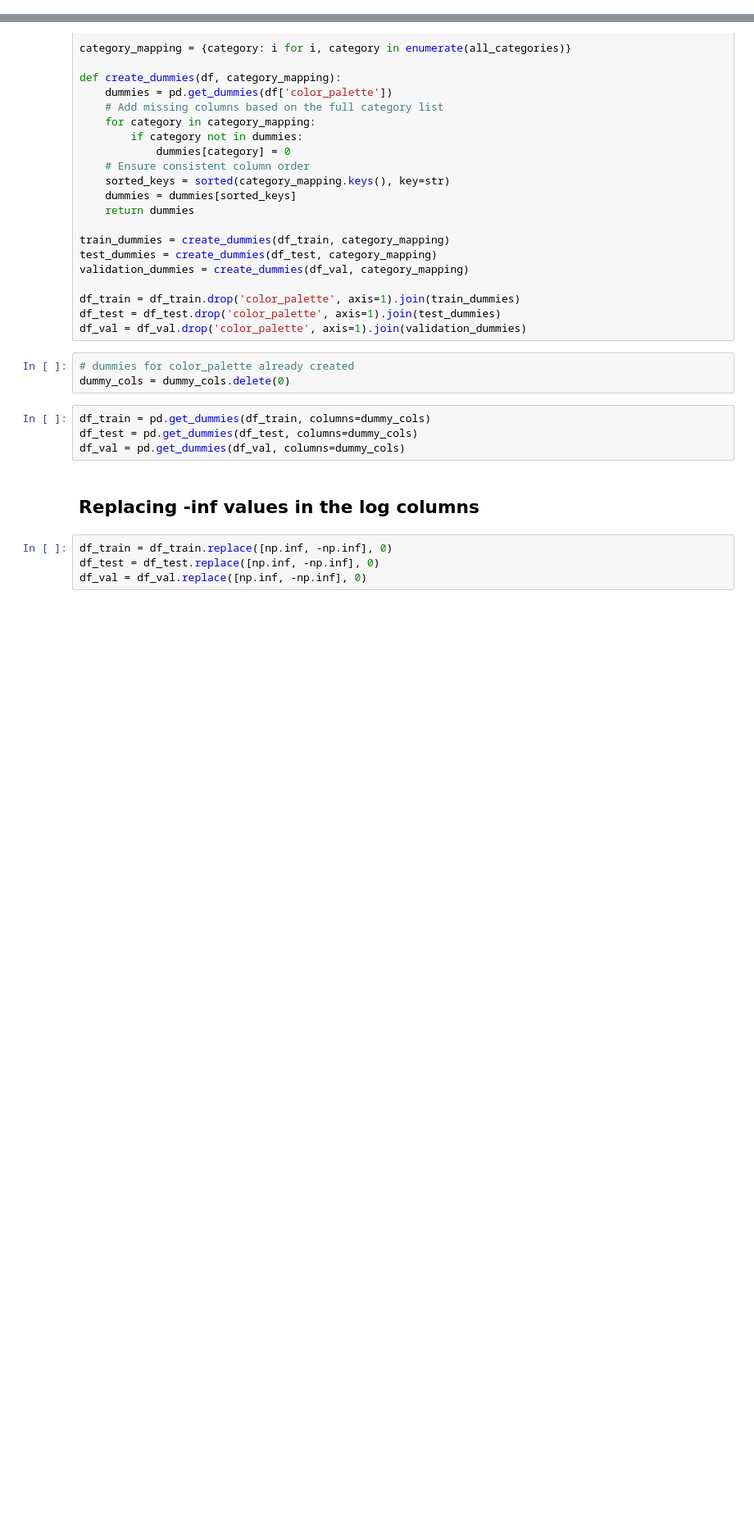
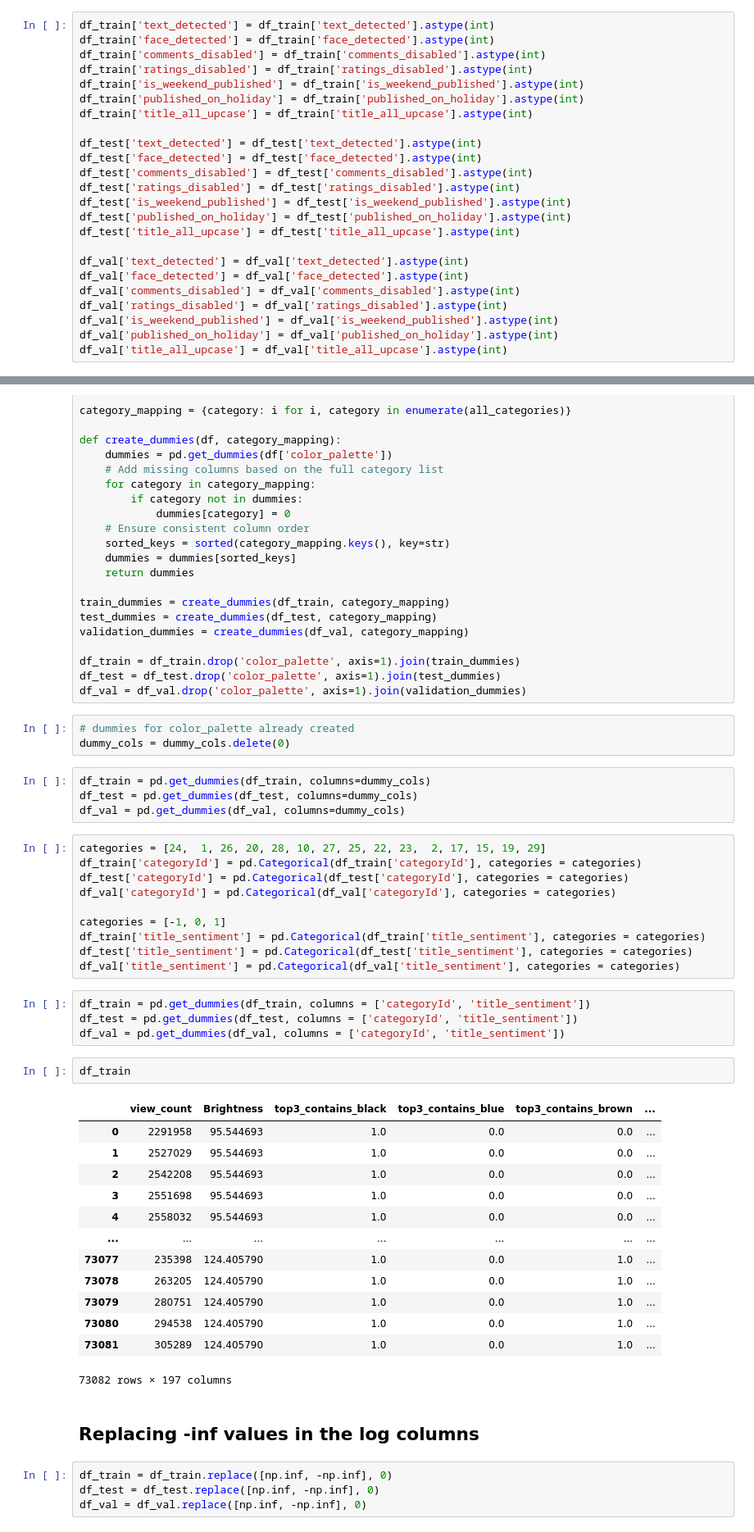
Before and after one commit to nantoniou/youtube-views-predictor, a Jupyter notebook: notebooks/Modelling.ipynb, the cells around one changed output, grey strips where cells are left out. Shown: that part at 82% size. Drawn from its saved outputs; the diff is of its cells as text; blank space fills up the shorter version.

```diff
--- a/notebooks/Modelling.ipynb
+++ b/notebooks/Modelling.ipynb
@@ -106,6 +91,30 @@ set(df_train.columns) - set(cols)
 df_train = df_train[cols]
 df_test = df_test[cols]
 df_val = df_val[cols]
+# %%
+df_train['text_detected'] = df_train['text_detected'].astype(int)
+df_train['face_detected'] = df_train['face_detected'].astype(int)
+df_train['comments_disabled'] = df_train['comments_disabled'].astype(int)
+df_train['ratings_disabled'] = df_train['ratings_disabled'].astype(int)
+df_train['is_weekend_published'] = df_train['is_weekend_published'].astype(int)
+df_train['published_on_holiday'] = df_train['published_on_holiday'].astype(int)
+df_train['title_all_upcase'] = df_train['title_all_upcase'].astype(int)
+
+df_test['text_detected'] = df_test['text_detected'].astype(int)
+df_test['face_detected'] = df_test['face_detected'].astype(int)
+df_test['comments_disabled'] = df_test['comments_disabled'].astype(int)
+df_test['ratings_disabled'] = df_test['ratings_disabled'].astype(int)
+df_test['is_weekend_published'] = df_test['is_weekend_published'].astype(int)
+df_test['published_on_holiday'] = df_test['published_on_holiday'].astype(int)
+df_test['title_all_upcase'] = df_test['title_all_upcase'].astype(int)
+
+df_val['text_detected'] = df_val['text_detected'].astype(int)
+df_val['face_detected'] = df_val['face_detected'].astype(int)
+df_val['comments_disabled'] = df_val['comments_disabled'].astype(int)
+df_val['ratings_disabled'] = df_val['ratings_disabled'].astype(int)
+df_val['is_weekend_published'] = df_val['is_weekend_published'].astype(int)
+df_val['published_on_holiday'] = df_val['published_on_holiday'].astype(int)
+df_val['title_all_upcase'] = df_val['title_all_upcase'].astype(int)
 # %% [markdown]
 ## Check NaN
 # %%
@@ -210,6 +219,36 @@ dummy_cols = dummy_cols.delete(0)
 df_train = pd.get_dummies(df_train, columns=dummy_cols)
 df_test = pd.get_dummies(df_test, columns=dummy_cols)
 df_val = pd.get_dummies(df_val, columns=dummy_cols)
+# %%
+categories = [24,  1, 26, 20, 28, 10, 27, 25, 22, 23,  2, 17, 15, 19, 29]
+df_train['categoryId'] = pd.Categorical(df_train['categoryId'], categories = categories)
+df_test['categoryId'] = pd.Categorical(df_test['categoryId'], categories = categories)
+df_val['categoryId'] = pd.Categorical(df_val['categoryId'], categories = categories)
+
+categories = [-1, 0, 1]
+df_train['title_sentiment'] = pd.Categorical(df_train['title_sentiment'], categories = categories)
+df_test['title_sentiment'] = pd.Categorical(df_test['title_sentiment'], categories = categories)
+df_val['title_sentiment'] = pd.Categorical(df_val['title_sentiment'], categories = categories)
+# %%
+df_train = pd.get_dummies(df_train, columns = ['categoryId', 'title_sentiment'])
+df_test = pd.get_dummies(df_test, columns = ['categoryId', 'title_sentiment'])
+df_val = pd.get_dummies(df_val, columns = ['categoryId', 'title_sentiment'])
+# %%
+df_train
+# %% [output]
+|  | view_count | Brightness | top3_contains_black | top3_contains_blue | top3_contains_brown | ... |
+| 0 | 2291958 | 95.544693 | 1.0 | 0.0 | 0.0 | ... |
+| 1 | 2527029 | 95.544693 | 1.0 | 0.0 | 0.0 | ... |
+| 2 | 2542208 | 95.544693 | 1.0 | 0.0 | 0.0 | ... |
+| 3 | 2551698 | 95.544693 | 1.0 | 0.0 | 0.0 | ... |
+| 4 | 2558032 | 95.544693 | 1.0 | 0.0 | 0.0 | ... |
+| ... | ... | ... | ... | ... | ... | ... |
+| 73077 | 235398 | 124.405790 | 1.0 | 0.0 | 1.0 | ... |
+| 73078 | 263205 | 124.405790 | 1.0 | 0.0 | 1.0 | ... |
+| 73079 | 280751 | 124.405790 | 1.0 | 0.0 | 1.0 | ... |
+| 73080 | 294538 | 124.405790 | 1.0 | 0.0 | 1.0 | ... |
+| 73081 | 305289 | 124.405790 | 1.0 | 0.0 | 1.0 | ... |
+73082 rows × 197 columns
 # %% [markdown]
 ## Replacing -inf values in the log columns
 # %%
```
Also changed, not shown: parts of 10 cells of this notebook, 4 other files.
